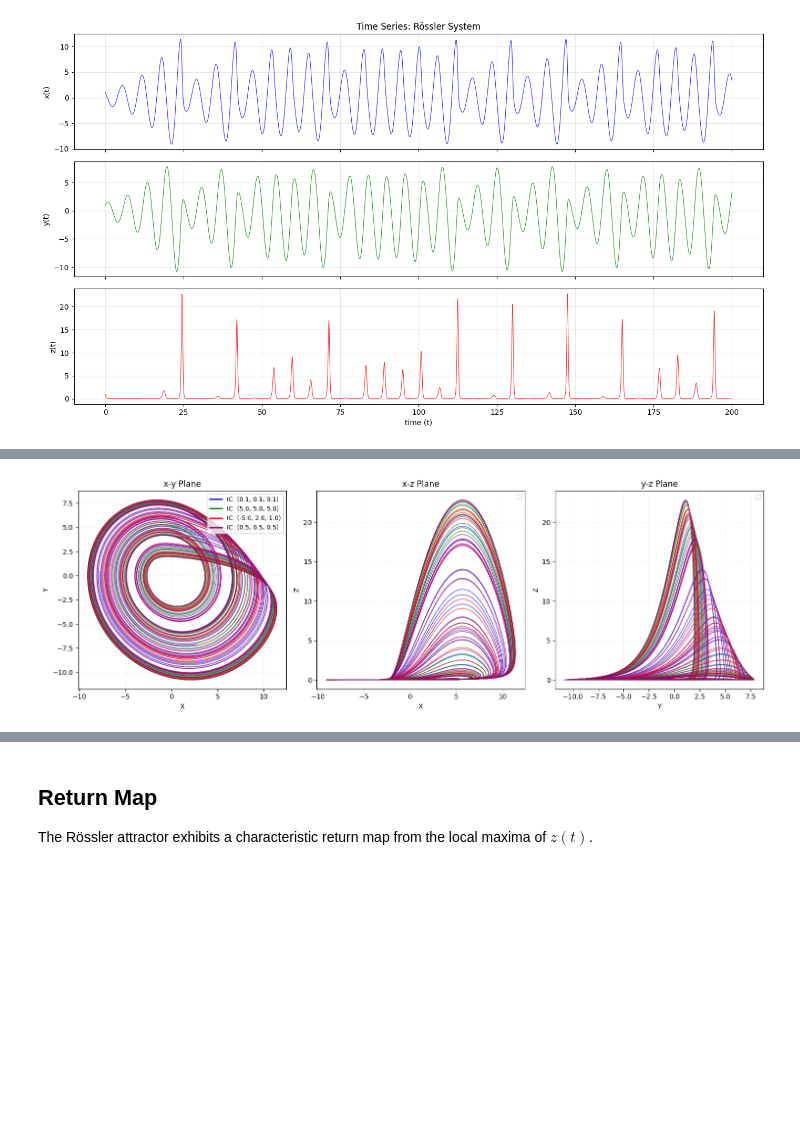
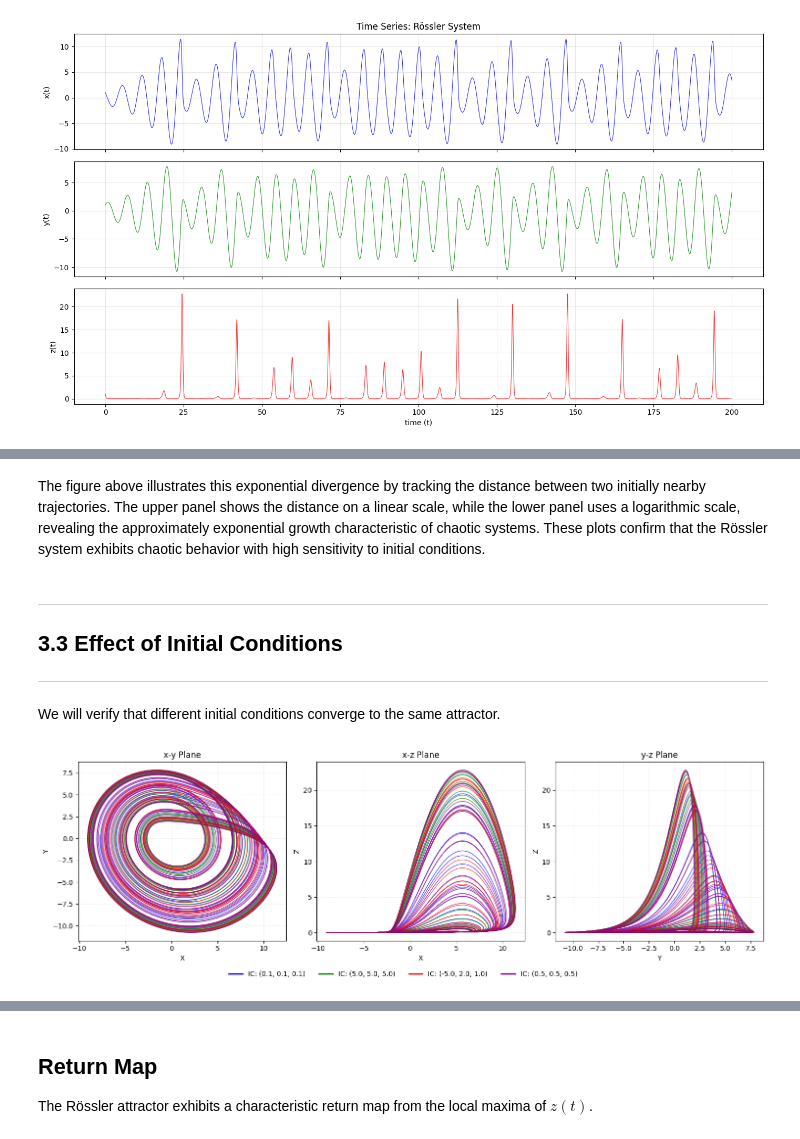
Before and after one commit to trcools/2e-bachelor-Fysica, a Jupyter notebook: Biophysics/Examen/Exam-part-3/finals-part-3.ipynb, the cells around one changed output, grey strips where cells are left out. Cells and saved outputs as stored; diff of their text form; code cells hidden in the pictures; blank space fills up the shorter version.

```diff
--- a/Biophysics/Examen/Exam-part-3/finals-part-3.ipynb
+++ b/Biophysics/Examen/Exam-part-3/finals-part-3.ipynb
@@ -42,3 +50,3 @@ These parameters are also used on the [wikipedia](https://en.wikipedia.org/wiki/
 # %%
-# --- parameters (printed via helper) ---
-a, b, c, t_min, t_max, dt, initial_condition, initial_conditions = rossler.nb_print_parameters()
+# --- parameters ---
+a, b, c, t_min, t_max, dt, initial_condition, initial_conditions = rossler.get_parameters()
@@ -102,15 +149,23 @@ Let's verify that different initial conditions converge to the same attractor.
+# %% [markdown]
+The figure above illustrates this exponential divergence by tracking the distance between two initially nearby trajectories. The upper panel shows the distance on a linear scale, while the lower panel uses a logarithmic scale, revealing the approximately exponential growth characteristic of chaotic systems. These plots confirm that the Rössler system exhibits chaotic behavior with high sensitivity to initial conditions.
+# %% [markdown]
+---
+## 3.3 Effect of Initial Conditions
+---
+# %% [markdown]
+We will verify that different initial conditions converge to the same attractor.
 # %%
 # --- Part 3.3: Compare Different Initial Conditions ---
 initial_conditions = [
     (0.1, 0.1, 0.1),
     (5.0, 5.0, 5.0),
     (-5.0, 2.0, 1.0),
     (0.5, 0.5, 0.5)
 ]
 
-rossler.nb_compare_initial_conditions(a=a, b=b, c=c,
+rossler_fig.nb_compare_initial_conditions(a=a, b=b, c=c,
                                       initial_conditions=initial_conditions,
                                       t_min=t_min, t_max=t_max, dt=dt)
 # %% [output]
-[figure, old version]
+[figure, new version]
 # %% [markdown]
```
Also changed, not shown: parts of 53 cells of this notebook, 2 other files.
